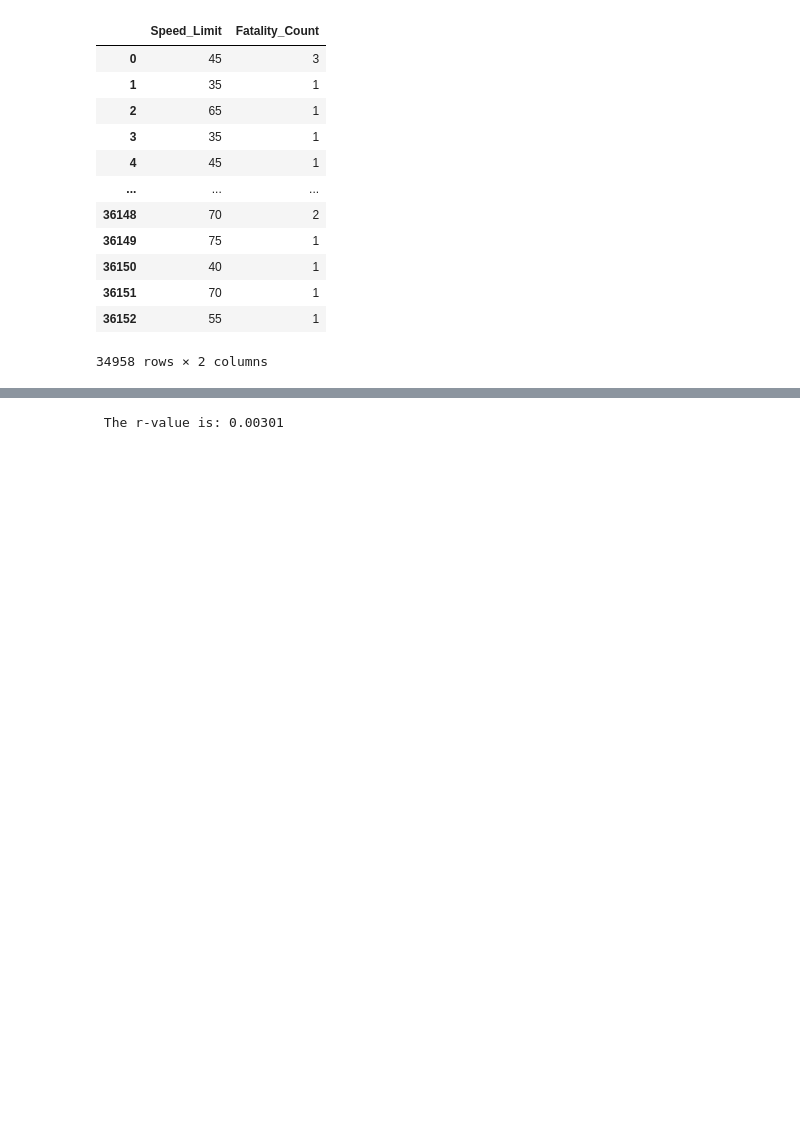
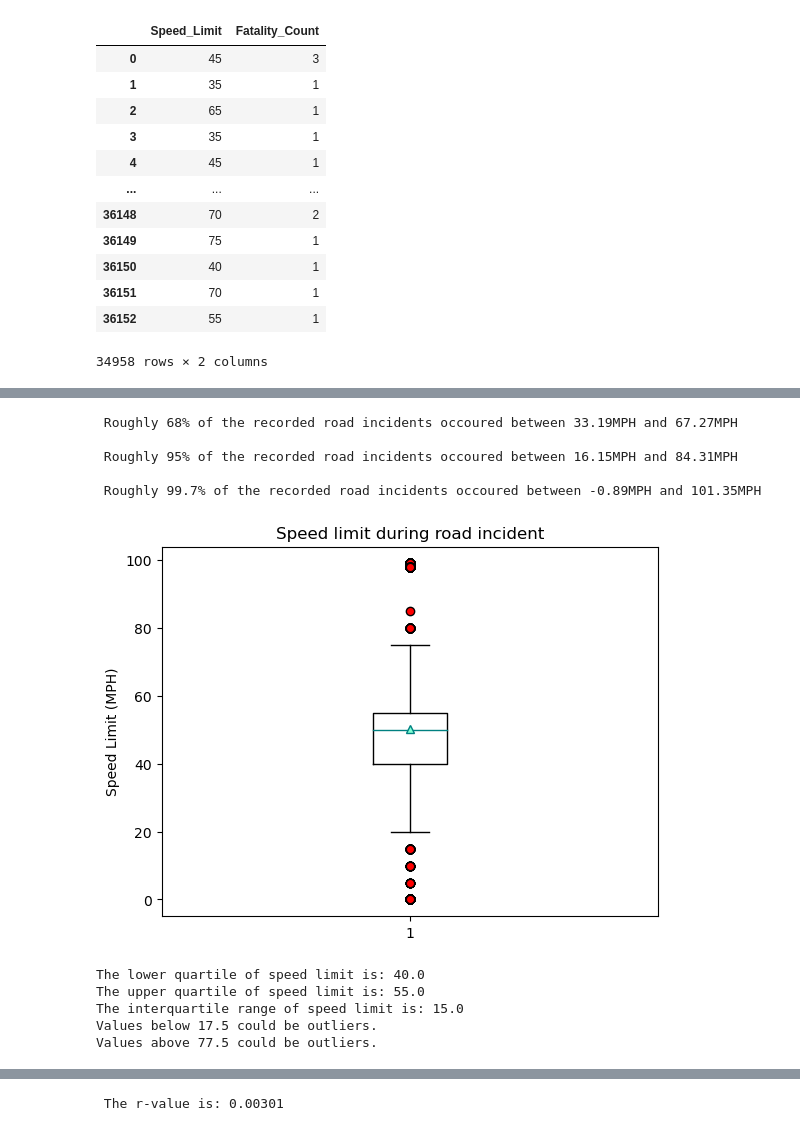
Before and after one commit to lishanisrikaran/project-1, a Jupyter notebook: road_fatalities - main.ipynb, the cells around one changed output, grey strips where cells are left out. Saved outputs shown, nothing was run; the diff lists cells and outputs as text; code cells hidden in the pictures; blank space fills up the shorter version.

```diff
--- a/road_fatalities - main.ipynb
+++ b/road_fatalities - main.ipynb
@@ -308 +350,55 @@ NormaltestResult(statistic=12.351051459658965, pvalue=0.0020797122632178772)
 [figure]
+# %%
+# Calculating the 68-95-99.7 rule using the standard deviation:
+
+print(f"\n Roughly 68% of the recorded road incidents occoured between {round(mean_numpy-sd_numpy, 3)}MPH and {round(mean_numpy+sd_numpy, 3)}MPH")
+
+print(f"\n Roughly 95% of the recorded road incidents occoured between {round(mean_numpy-2*sd_numpy, 3)}MPH and {round(mean_numpy+2*sd_numpy, 3)}MPH")
+
+print(f"\n Roughly 99.7% of the recorded road incidents occoured between {round(mean_numpy-3*sd_numpy, 3)}MPH and {round(mean_numpy+3*sd_numpy, 3)}MPH")
+# %% [output]
+ Roughly 68% of the recorded road incidents occoured between 33.19MPH and 67.27MPH
+
+ Roughly 95% of the recorded road incidents occoured between 16.15MPH and 84.31MPH
+
+ Roughly 99.7% of the recorded road incidents occoured between -0.89MPH and 101.35MPH
+# %%
+# Sets out box plot to view the distirbution of the mean/ median in relation to the population.
+fig1, ax1 = plt.subplots()
+ax1.set_title("Speed limit during road incident")
+ax1.set_ylabel("Speed Limit (MPH)")
+
+flierprops = dict(marker='o', markerfacecolor='r', markersize=6)
+medianprops = dict(color = "teal")
+meanprops = dict(markerfacecolor = "aquamarine", markeredgecolor="teal")
+
+
+ax1.boxplot(speed_limit_df["Speed_Limit"],
+                           showmeans=True,
+                           flierprops = flierprops,
+                           medianprops = medianprops,
+                           meanprops = meanprops)
+plt.show()
+# %% [output]
+[figure, added]
+# %%
+ # Quartile calculations
+quartiles = speed_limit_df["Speed_Limit"].quantile([.25,.5,.75])
+lowerq = quartiles[0.25]
+upperq = quartiles[0.75]
+iqr = upperq-lowerq
+
+print(f"The lower quartile of speed limit is: {lowerq}")
+print(f"The upper quartile of speed limit is: {upperq}")
+print(f"The interquartile range of speed limit is: {iqr}")
+
+lower_bound = lowerq - (1.5*iqr)
+upper_bound = upperq + (1.5*iqr)
+print(f"Values below {lower_bound} could be outliers.")
+print(f"Values above {upper_bound} could be outliers.")
+# %% [output]
+The lower quartile of speed limit is: 40.0
+The upper quartile of speed limit is: 55.0
+The interquartile range of speed limit is: 15.0
+Values below 17.5 could be outliers.
+Values above 77.5 could be outliers.
```
Also changed, not shown: parts of 33 cells of this notebook.
